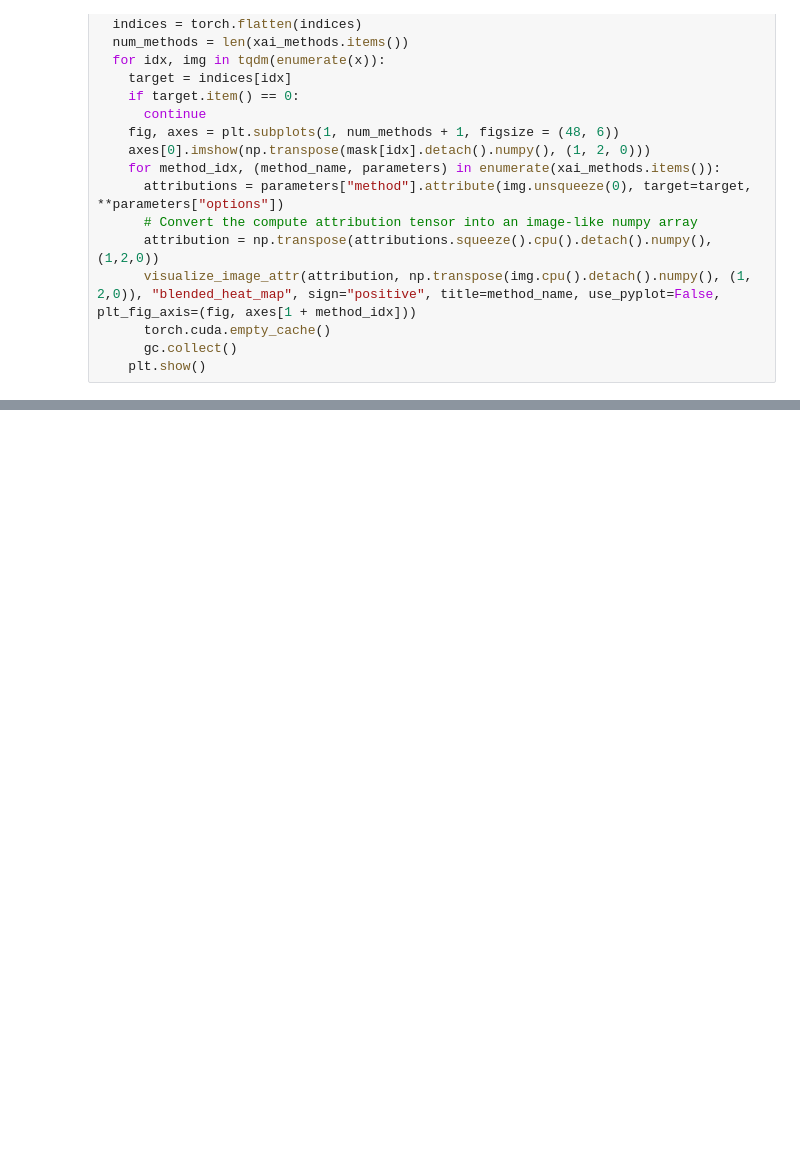
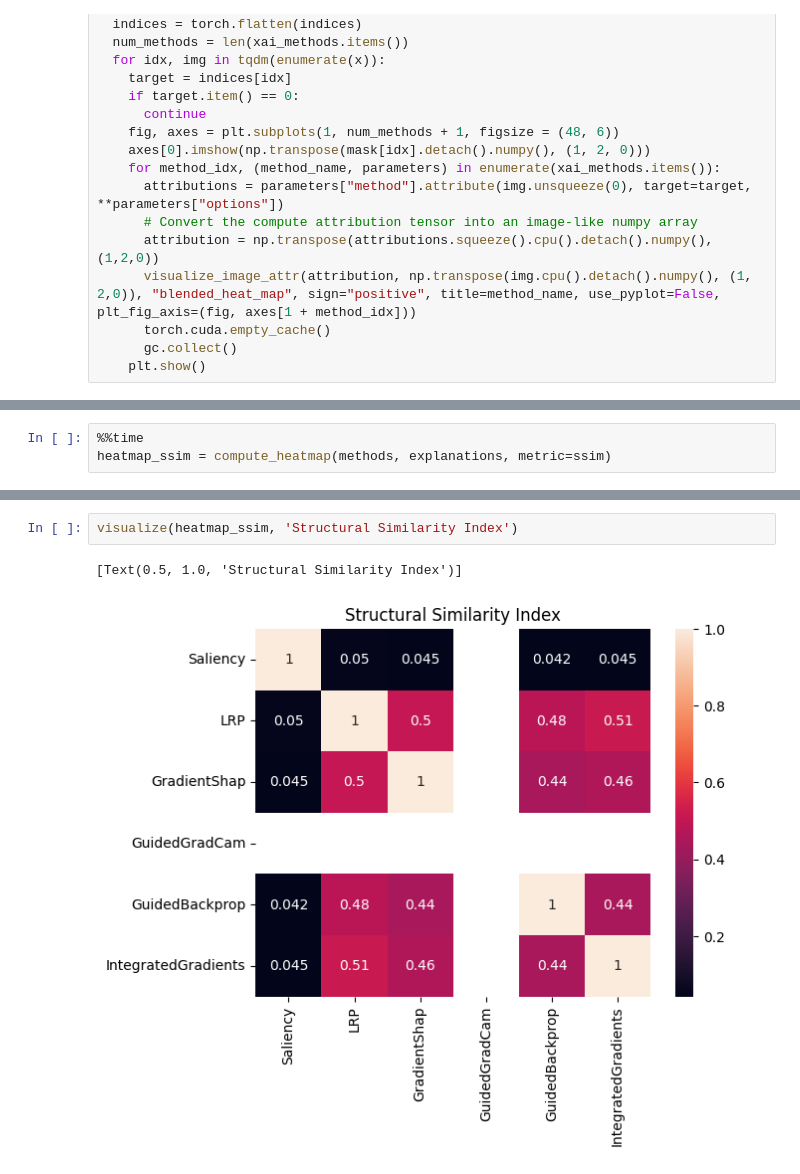
Before and after one commit to mdnam2410/thesis, a Jupyter notebook: XAI_Research.ipynb, the cells around one changed output, grey strips where cells are left out. Drawn from its saved outputs; the diff is of its cells as text; blank space fills up the shorter version.

```diff
--- a/XAI_Research.ipynb
+++ b/XAI_Research.ipynb
@@ -1049,0 +811,3 @@ dashboard.show()
+# %%
+%%time
+heatmap_ssim = compute_heatmap(methods, explanations, metric=ssim)
@@ -1049,0 +817,5 @@ dashboard.show()
+# %%
+visualize(heatmap_ssim, 'Structural Similarity Index')
+# %% [output]
+[Text(0.5, 1.0, 'Structural Similarity Index')]
+[figure, added]
```
Also changed, not shown: parts of 114 cells of this notebook.
